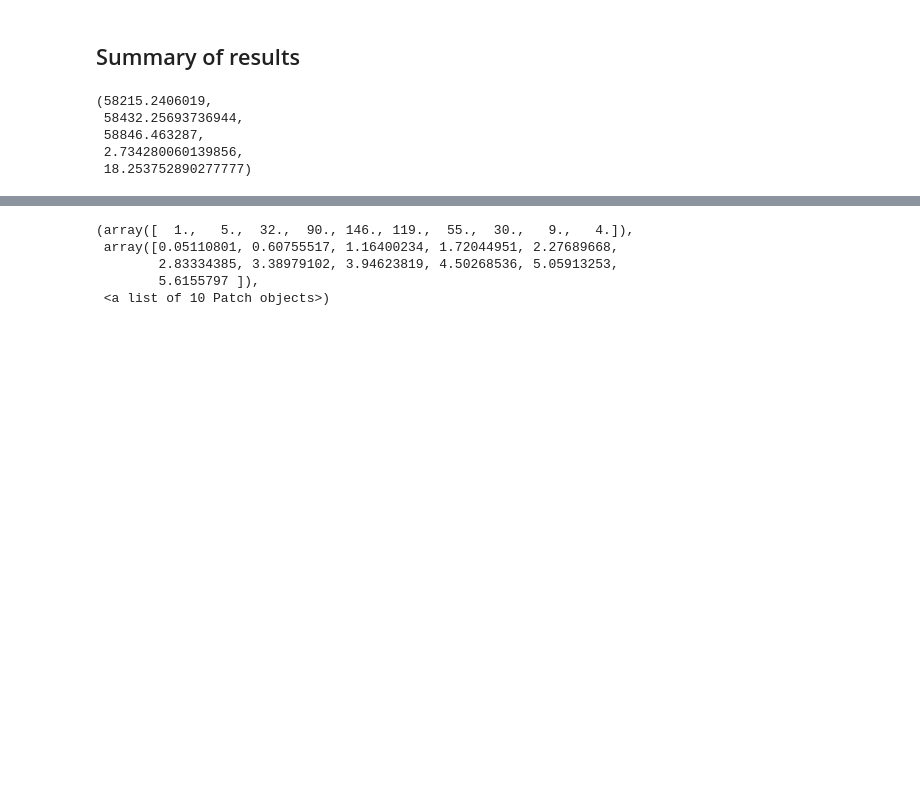
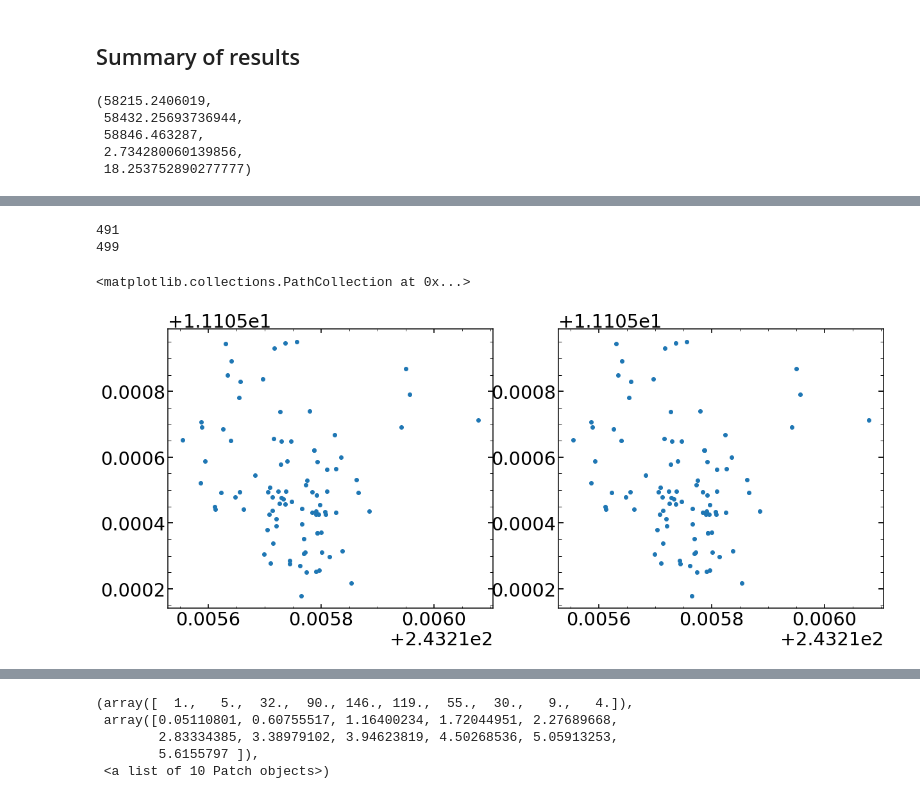
Before and after one commit to nevencaplar/Variability, a Jupyter notebook: Smaller Projects/Low_mass_Jenny.ipynb, the cells around one changed output, grey strips where cells are left out. Drawn from its saved outputs; the diff is of its cells as text; code cells hidden in the pictures; blank space fills up the shorter version.

```diff
--- a/Smaller Projects/Low_mass_Jenny.ipynb
+++ b/Smaller Projects/Low_mass_Jenny.ipynb
@@ -266,6 +287,31 @@ array_of_df_sum=np.array(list_of_df_sum)
 array_of_df_sum_cleaned=array_of_df_sum[array_of_df_sum[:,1]>0]
 
 array_of_df_sum_cleaned_50=array_of_df_sum[array_of_df_sum[:,1]>50]
+# %%
+list_of_df_sum_g=[]
+for i in tqdm(range(0,len(df))):
+    try:
+        df_lightcurve_g=pd.read_pickle("/Users/nevencaplar/Documents/Variability/Low_mass_Jenny/LightCurves_data/"+str(i)+"_g.pkl")
+
+
+        # 0. number, 1. number_of_observation, 2. first observation, 3. mean observation, 4. last observation,
+        # 5. mean diff in observations times, 6. mean magnitude, 7. mean limit mag
+
+
+        df_sum_g=[i,len(df_lightcurve_g), np.min(df_lightcurve_g['mjd'].values),np.mean(df_lightcurve_g['mjd'].values),np.max(df_lightcurve_g['mjd'].values),\
+        np.mean(np.diff(df_lightcurve_g['mjd'].values)),np.mean(df_lightcurve_g['mag'].values),np.mean(df_lightcurve_g['limitmag'].values)]
+
+    except:
+        df_sum_g=[i,-99,-99,-99,-99,-99,-99,-99]
+
+
+    list_of_df_sum_g.append(df_sum_g)
+
+array_of_df_sum_g=np.array(list_of_df_sum_g)
+
+array_of_df_sum_cleaned_g=array_of_df_sum_g[array_of_df_sum_g[:,1]>0]
+
+array_of_df_sum_cleaned_50_g=array_of_df_sum_g[array_of_df_sum_g[:,1]>50]
 # %%
 
 np.min(df_lightcurve['mjd'].values),np.mean(df_lightcurve['mjd'].values),np.max(df_lightcurve['mjd'].values),\
@@ -295 +325,20 @@ df_lightcurve
+# %%
+print(len(array_of_df_sum_cleaned_50))
+print(len(array_of_df_sum_cleaned_50_g))
+# %% [output]
+491
+499
+# %%
+# checking that this is really only one object by observing ra and dec distribution
+plt.figure(figsize=(20,8))
+
+plt.subplot(121)
+plt.scatter(df_lightcurve['ra'],df_lightcurve['dec'])
+
+
+plt.subplot(122)
+plt.scatter(df_lightcurve_g['ra'],df_lightcurve_g['dec'])
+# %% [output]
+<matplotlib.collections.PathCollection at 0x...>
+[figure, added]
 # %%
```
Also changed, not shown: parts of 22 cells of this notebook.
